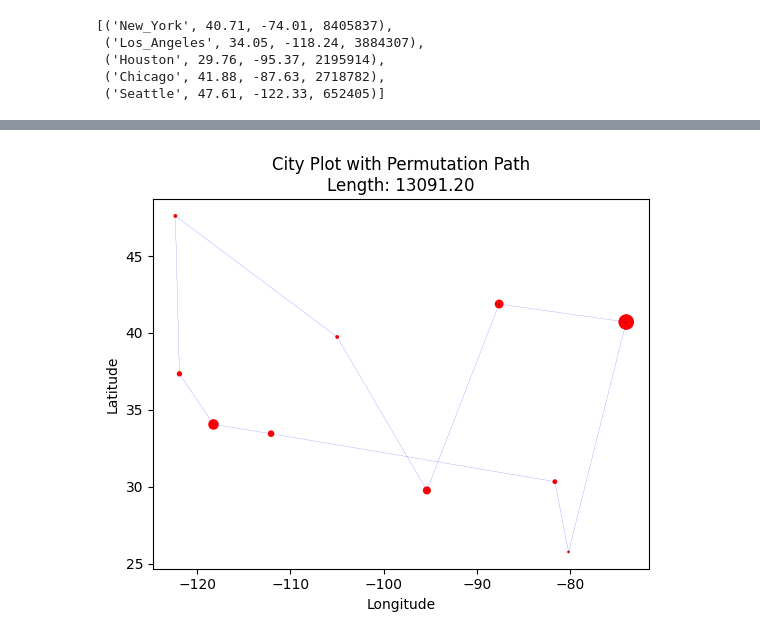
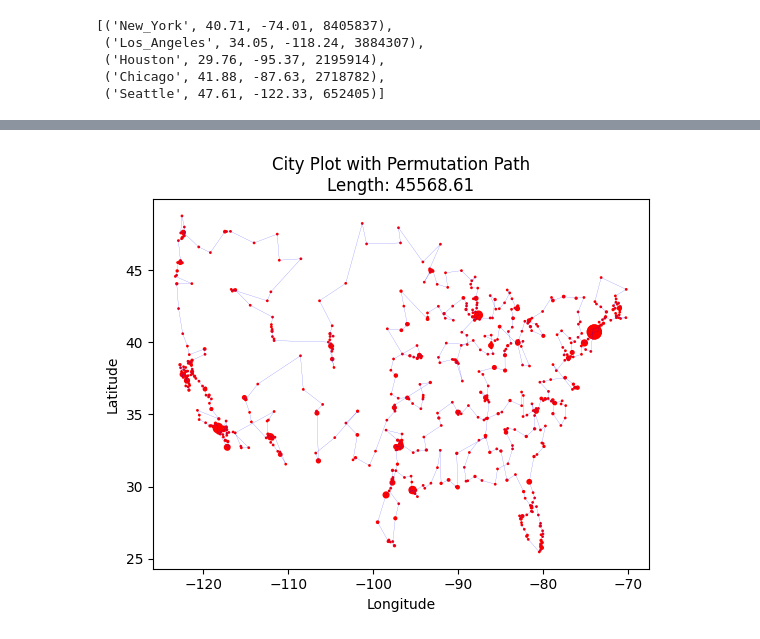
Before and after one commit to shivamCode0/ghp-math-2024, a Jupyter notebook: research/plot_cities.ipynb, the cells around one changed output, grey strips where cells are left out. Drawn from its saved outputs; the diff is of its cells as text; code cells hidden in the pictures.

```diff
--- a/research/plot_cities.ipynb
+++ b/research/plot_cities.ipynb
@@ -294,5 +224,47 @@ def branch_and_bound(cities):
-# %%
-path, cost = branch_and_bound(cities1)
-plot_cities_permutation(cities1, path)
-# %% [output]
-[figure, removed]
+# %%
+# Christofides algorithm implementation
+def christofides(cities):
+    # Create a complete graph with distances as edge weights
+    G = nx.Graph()
+    for i, c1 in enumerate(cities):
+        for j, c2 in enumerate(cities):
+            if i != j:
+                G.add_edge(i, j, weight=distance(c1[1], c1[2], c2[1], c2[2]))
+
+    # Step 1: Find the Minimum Spanning Tree (MST)
+    MST = nx.minimum_spanning_tree(G)
+
+    # Step 2: Find the vertices with odd degree in the MST
+    odd_degree_nodes = [v for v, d in MST.degree() if d % 2 == 1]
+
+    # Step 3: Find the minimum weight perfect matching for the odd degree vertices
+    odd_subgraph = G.subgraph(odd_degree_nodes)
+    matching = nx.algorithms.matching.min_weight_matching(odd_subgraph)
+
+    # Combine the matching and the MST to form a multigraph
+    multigraph = nx.MultiGraph()
+    multigraph.add_edges_from(MST.edges)
+    multigraph.add_edges_from(matching)
+
+    # Step 4: Form an Eulerian circuit from the multigraph
+    eulerian_circuit = list(nx.eulerian_circuit(multigraph))
+
+    # Step 5: Create a Hamiltonian circuit by shortcutting repeated vertices
+    visited = set()
+    path = []
+    for u, v in eulerian_circuit:
+        if u not in visited:
+            visited.add(u)
+            path.append(u)
+    path.append(path[0])  # Closing the loop
+
+    return path
+
+# Run the Christofides algorithm
+best_path = christofides(cities1)
+best_length = path_length(cities1, best_path, full=True)
+
+# Plot the best path found
+plot_cities_permutation(cities1, best_path)
+# %% [output]
+[figure, added]
```
Also changed, not shown: parts of 6 cells of this notebook.
